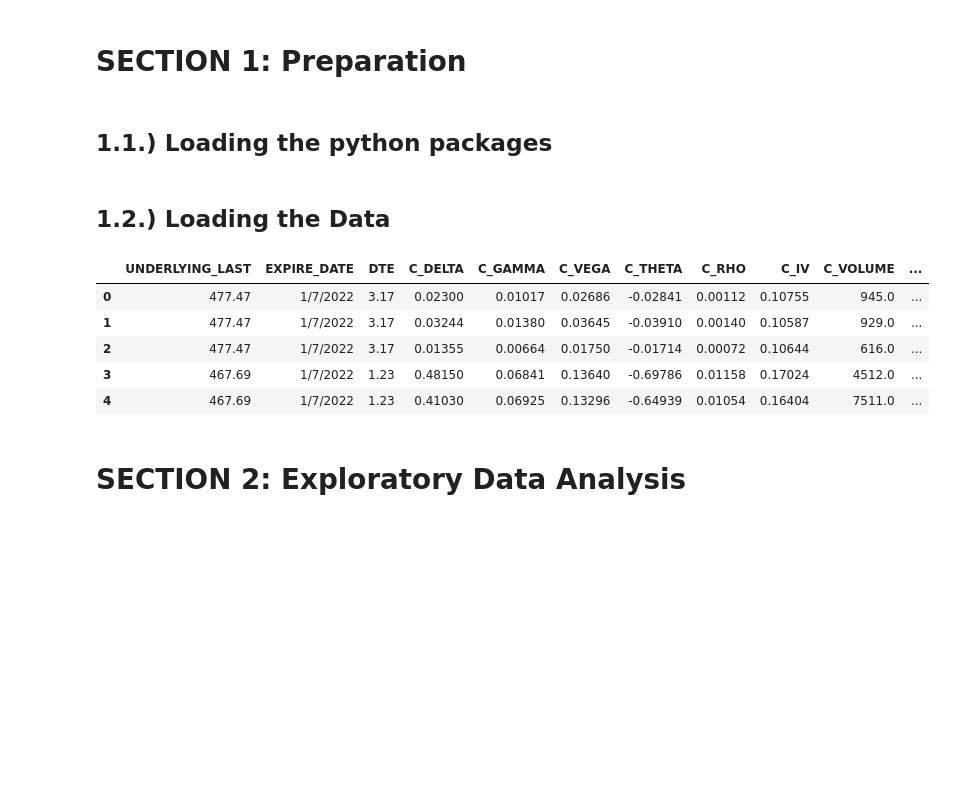
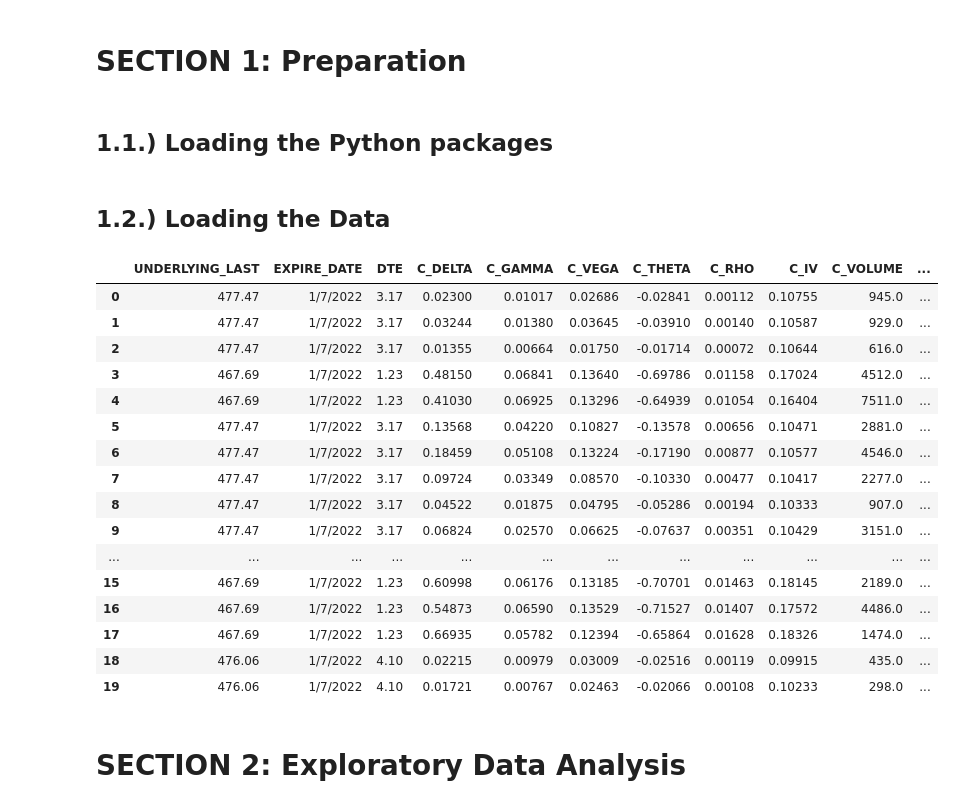
Before and after one commit to aarch23/OptYx, a Jupyter notebook: Part1/optyx_xgboost.ipynb, the cells around one changed output. Drawn from its saved outputs; the diff is of its cells as text; code cells hidden in the pictures; blank space fills up the shorter version.

```diff
--- a/Part1/optyx_xgboost.ipynb
+++ b/Part1/optyx_xgboost.ipynb
@@ -3,7 +3,7 @@
 # %% [markdown]
 # SECTION 1: Preparation
 # %% [markdown]
-##  1.1.) Loading the python packages
+##  1.1.) Loading the Python packages
 # %%
 # Import the modules
 import numpy as np
@@ -57,11 +57,22 @@ df = pd.read_csv(
     Path("../Resources/spycallsV4.csv")
 )
 # %%
-df.head()
+df.head(20)
 # %% [output]
 |  | UNDERLYING_LAST | EXPIRE_DATE | DTE | C_DELTA | C_GAMMA | C_VEGA | C_THETA | C_RHO | C_IV | C_VOLUME | ... |
 | 0 | 477.47 | 1/7/2022 | 3.17 | 0.02300 | 0.01017 | 0.02686 | -0.02841 | 0.00112 | 0.10755 | 945.0 | ... |
 | 1 | 477.47 | 1/7/2022 | 3.17 | 0.03244 | 0.01380 | 0.03645 | -0.03910 | 0.00140 | 0.10587 | 929.0 | ... |
 | 2 | 477.47 | 1/7/2022 | 3.17 | 0.01355 | 0.00664 | 0.01750 | -0.01714 | 0.00072 | 0.10644 | 616.0 | ... |
 | 3 | 467.69 | 1/7/2022 | 1.23 | 0.48150 | 0.06841 | 0.13640 | -0.69786 | 0.01158 | 0.17024 | 4512.0 | ... |
 | 4 | 467.69 | 1/7/2022 | 1.23 | 0.41030 | 0.06925 | 0.13296 | -0.64939 | 0.01054 | 0.16404 | 7511.0 | ... |
+| 5 | 477.47 | 1/7/2022 | 3.17 | 0.13568 | 0.04220 | 0.10827 | -0.13578 | 0.00656 | 0.10471 | 2881.0 | ... |
+| 6 | 477.47 | 1/7/2022 | 3.17 | 0.18459 | 0.05108 | 0.13224 | -0.17190 | 0.00877 | 0.10577 | 4546.0 | ... |
+| 7 | 477.47 | 1/7/2022 | 3.17 | 0.09724 | 0.03349 | 0.08570 | -0.10330 | 0.00477 | 0.10417 | 2277.0 | ... |
+| 8 | 477.47 | 1/7/2022 | 3.17 | 0.04522 | 0.01875 | 0.04795 | -0.05286 | 0.00194 | 0.10333 | 907.0 | ... |
+| 9 | 477.47 | 1/7/2022 | 3.17 | 0.06824 | 0.02570 | 0.06625 | -0.07637 | 0.00351 | 0.10429 | 3151.0 | ... |
+| ... | ... | ... | ... | ... | ... | ... | ... | ... | ... | ... | ... |
+| 15 | 467.69 | 1/7/2022 | 1.23 | 0.60998 | 0.06176 | 0.13185 | -0.70701 | 0.01463 | 0.18145 | 2189.0 | ... |
+| 16 | 467.69 | 1/7/2022 | 1.23 | 0.54873 | 0.06590 | 0.13529 | -0.71527 | 0.01407 | 0.17572 | 4486.0 | ... |
+| 17 | 467.69 | 1/7/2022 | 1.23 | 0.66935 | 0.05782 | 0.12394 | -0.65864 | 0.01628 | 0.18326 | 1474.0 | ... |
+| 18 | 476.06 | 1/7/2022 | 4.10 | 0.02215 | 0.00979 | 0.03009 | -0.02516 | 0.00119 | 0.09915 | 435.0 | ... |
+| 19 | 476.06 | 1/7/2022 | 4.10 | 0.01721 | 0.00767 | 0.02463 | -0.02066 | 0.00108 | 0.10233 | 298.0 | ... |
```
Also changed, not shown: parts of 21 cells of this notebook, 2 other files.
